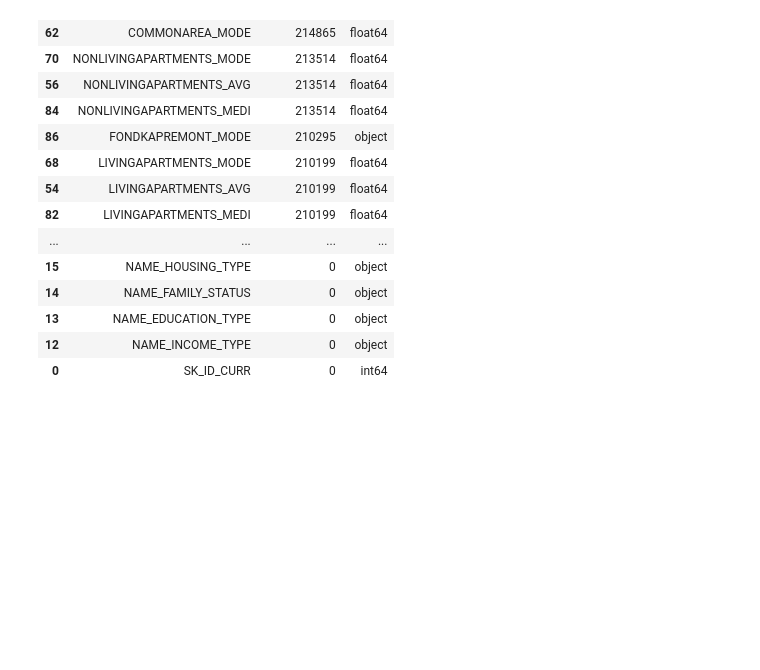
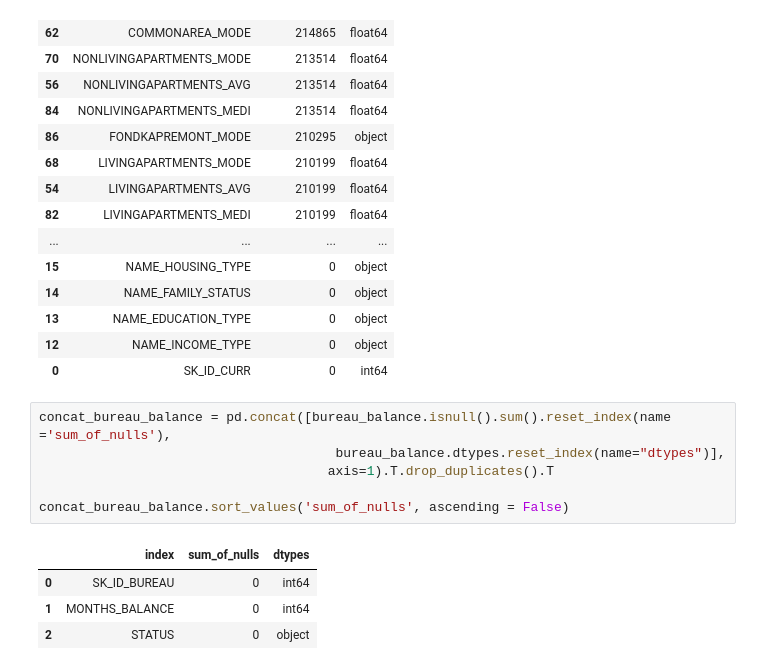
Before and after one commit to BillyGareth/Home-credit-default-risk-EDA-Modeling, a Jupyter notebook: Home Credit - EDA & Modeling.ipynb, the cells around one changed output. Saved outputs shown, nothing was run; the diff lists cells and outputs as text; blank space fills up the shorter version.

Commit message:
concat_bureau_balance

```diff
--- a/Home Credit - EDA & Modeling.ipynb
+++ b/Home Credit - EDA & Modeling.ipynb
@@ -174,3 +174,14 @@ concat_application_train.sort_values('sum_of_nulls', ascending = False)
 | 13 | NAME_EDUCATION_TYPE | 0 | object |
 | 12 | NAME_INCOME_TYPE | 0 | object |
 | 0 | SK_ID_CURR | 0 | int64 |
+# %%
+concat_bureau_balance = pd.concat([bureau_balance.isnull().sum().reset_index(name ='sum_of_nulls'),
+                                      bureau_balance.dtypes.reset_index(name="dtypes")],
+                                     axis=1).T.drop_duplicates().T
+
+concat_bureau_balance.sort_values('sum_of_nulls', ascending = False)
+# %% [output]
+|  | index | sum_of_nulls | dtypes |
+| 0 | SK_ID_BUREAU | 0 | int64 |
+| 1 | MONTHS_BALANCE | 0 | int64 |
+| 2 | STATUS | 0 | object |
```
